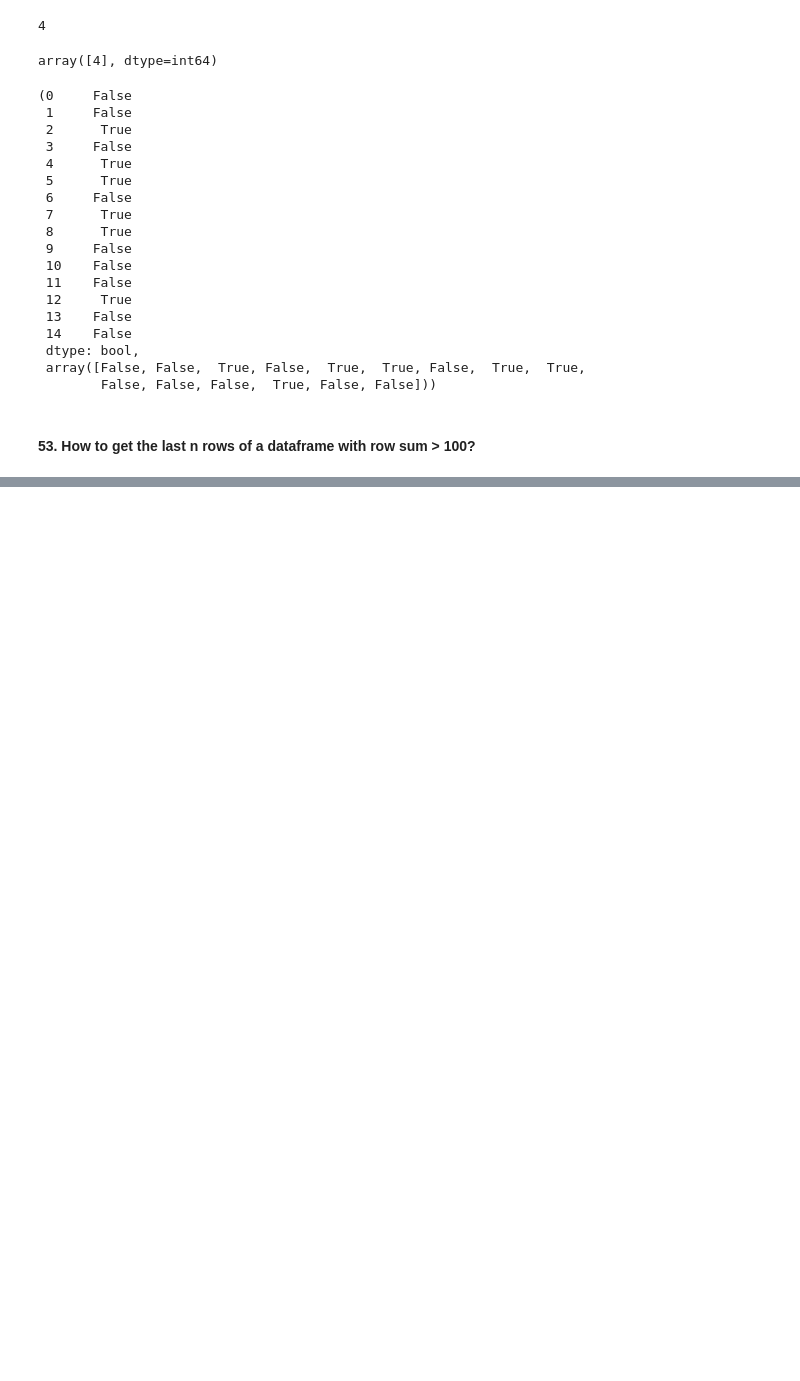
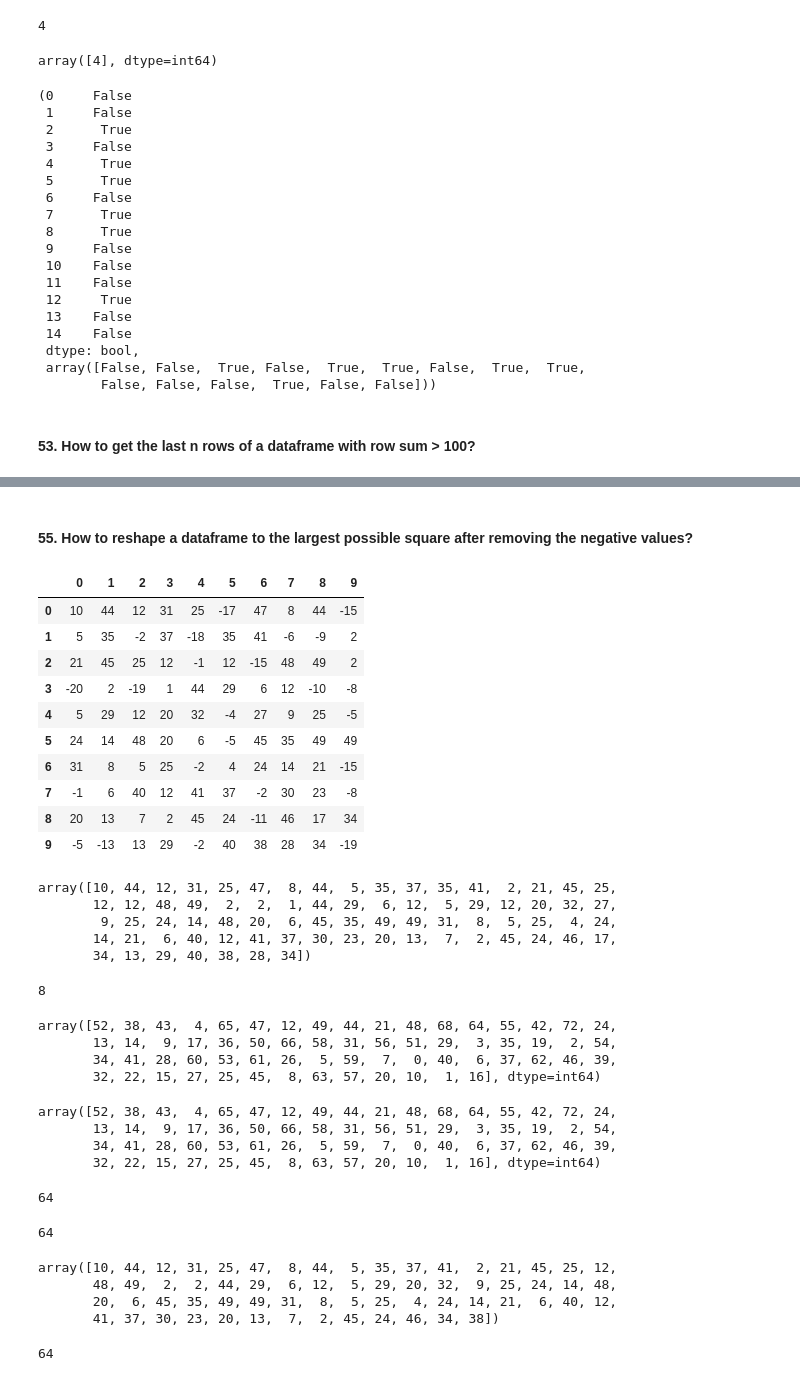
Before and after one commit to KarimaCha/Exercises_Python_NumPy_Pandas, a Jupyter notebook: 03_Pandas_Exercises_KC.ipynb, the cells around one changed output, grey strips where cells are left out. Saved outputs shown, nothing was run; the diff lists cells and outputs as text; code cells hidden in the pictures; blank space fills up the shorter version.

```diff
--- a/03_Pandas_Exercises_KC.ipynb
+++ b/03_Pandas_Exercises_KC.ipynb
@@ -2337,0 +2483,52 @@ df
+# %% [markdown]
+#### 55. How to reshape a dataframe to the largest possible square after removing the negative values?
+# %%
+# Reshape df to the largest possible square with negative values removed. Drop the smallest values if need be.
+# The order of the positive numbers in the result should remain the same as the original.
+df = pd.DataFrame(np.random.randint(-20, 50, 100).reshape(10,-1))
+df
+# %% [output]
+|  | 0 | 1 | 2 | 3 | 4 | 5 | 6 | 7 | 8 | 9 |
+| 0 | 10 | 44 | 12 | 31 | 25 | -17 | 47 | 8 | 44 | -15 |
+| 1 | 5 | 35 | -2 | 37 | -18 | 35 | 41 | -6 | -9 | 2 |
+| 2 | 21 | 45 | 25 | 12 | -1 | 12 | -15 | 48 | 49 | 2 |
+| 3 | -20 | 2 | -19 | 1 | 44 | 29 | 6 | 12 | -10 | -8 |
+| 4 | 5 | 29 | 12 | 20 | 32 | -4 | 27 | 9 | 25 | -5 |
+| 5 | 24 | 14 | 48 | 20 | 6 | -5 | 45 | 35 | 49 | 49 |
+| 6 | 31 | 8 | 5 | 25 | -2 | 4 | 24 | 14 | 21 | -15 |
+| 7 | -1 | 6 | 40 | 12 | 41 | 37 | -2 | 30 | 23 | -8 |
+| 8 | 20 | 13 | 7 | 2 | 45 | 24 | -11 | 46 | 17 | 34 |
+| 9 | -5 | -13 | 13 | 29 | -2 | 40 | 38 | 28 | 34 | -19 |
+# %%
+positives = df.values[(df >= 0).values]
+positives
+# %% [output]
+array([10, 44, 12, 31, 25, 47,  8, 44,  5, 35, 37, 35, 41,  2, 21, 45, 25,
+       12, 12, 48, 49,  2,  2,  1, 44, 29,  6, 12,  5, 29, 12, 20, 32, 27,
+        9, 25, 24, 14, 48, 20,  6, 45, 35, 49, 49, 31,  8,  5, 25,  4, 24,
+       14, 21,  6, 40, 12, 41, 37, 30, 23, 20, 13,  7,  2, 45, 24, 46, 17,
+       34, 13, 29, 40, 38, 28, 34])
+# %%
+n = int(np.sqrt(len(df_positives)))
+n
+# %% [output]
+8
+# %%
+np.argsort(df_positives)[::-1][:n*n]
+# %% [output]
+array([52, 38, 43,  4, 65, 47, 12, 49, 44, 21, 48, 68, 64, 55, 42, 72, 24,
+       13, 14,  9, 17, 36, 50, 66, 58, 31, 56, 51, 29,  3, 35, 19,  2, 54,
+       34, 41, 28, 60, 53, 61, 26,  5, 59,  7,  0, 40,  6, 37, 62, 46, 39,
+       32, 22, 15, 27, 25, 45,  8, 63, 57, 20, 10,  1, 16], dtype=int64)
+# %%
+n_indices = np.argsort(df_positives)[::-1][:n*n]
+n_indices
+# %% [output]
+array([52, 38, 43,  4, 65, 47, 12, 49, 44, 21, 48, 68, 64, 55, 42, 72, 24,
+       13, 14,  9, 17, 36, 50, 66, 58, 31, 56, 51, 29,  3, 35, 19,  2, 54,
+       34, 41, 28, 60, 53, 61, 26,  5, 59,  7,  0, 40,  6, 37, 62, 46, 39,
+       32, 22, 15, 27, 25, 45,  8, 63, 57, 20, 10,  1, 16], dtype=int64)
+# %%
+len(n_indices)
+# %% [output]
+64
@@ -2337,0 +2537,16 @@ df
+# %%
+len(n_indices_sorted)
+# %% [output]
+64
+# %%
+reduced = positives[n_indices_sorted]
+reduced
+# %% [output]
+array([10, 44, 12, 31, 25, 47,  8, 44,  5, 35, 37, 41,  2, 21, 45, 25, 12,
+       48, 49,  2,  2, 44, 29,  6, 12,  5, 29, 20, 32,  9, 25, 24, 14, 48,
+       20,  6, 45, 35, 49, 49, 31,  8,  5, 25,  4, 24, 14, 21,  6, 40, 12,
+       41, 37, 30, 23, 20, 13,  7,  2, 45, 24, 46, 34, 38])
+# %%
+len(reduced)
+# %% [output]
+64
```
Also changed, not shown: parts of 21 cells of this notebook.
